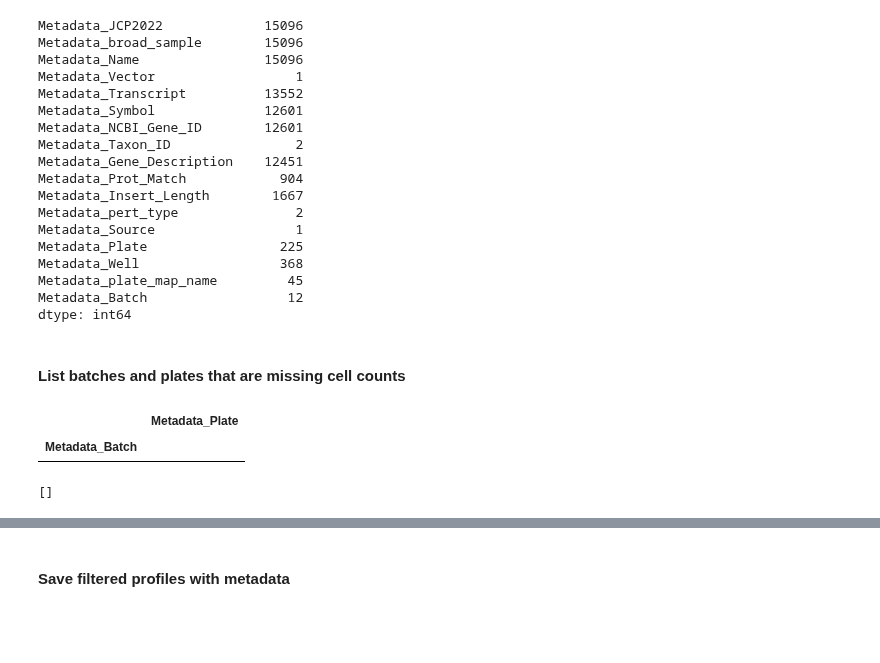
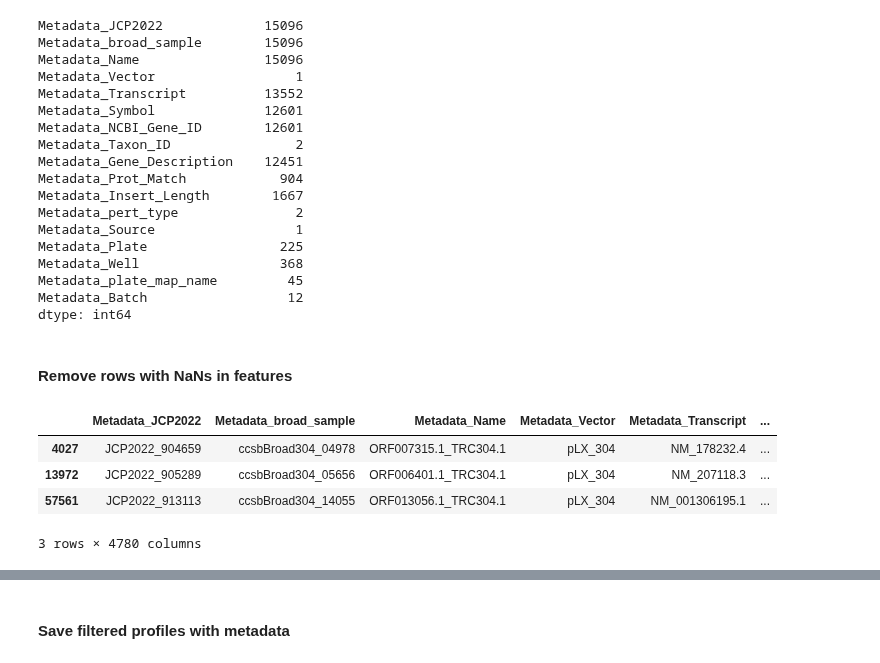
Before and after one commit to broadinstitute/position-effect-correction, a Jupyter notebook: 1.load/2_merge_metadata.ipynb, the cells around one changed output, grey strips where cells are left out. Drawn from its saved outputs; the diff is of its cells as text; code cells hidden in the pictures; blank space fills up the shorter version.

```diff
--- a/1.load/2_merge_metadata.ipynb
+++ b/1.load/2_merge_metadata.ipynb
@@ -240,20 +67,13 @@ Metadata_Well                  368
 Metadata_plate_map_name         45
 Metadata_Batch                  12
 dtype: int64
-# %% [markdown]
-#### List batches and plates that are missing cell counts
-# %%
-profiles[~profiles.Metadata_Plate.isin(cell_counts.Metadata_Plate)][
-    ["Metadata_Batch", "Metadata_Plate"]
-].groupby("Metadata_Batch").nunique()
-# %% [output]
-|  | Metadata_Plate |
-| Metadata_Batch |  |
-# %%
-profiles[profiles.Metadata_Batch == "2021_08_23_Batch12"].groupby(
-    ["Metadata_Plate"]
-).count().index.to_list()
-# %% [output]
-[]
+# %% [markdown]
+#### Remove rows with NaNs in features
 # %%
-profiles = profiles[~profiles.filter(regex="^(?!Metadata_)").isnull().T.any()]
+ann_df[ann_df.filter(regex="^(?!Metadata_)").isnull().T.any()]
+# %% [output]
+|  | Metadata_JCP2022 | Metadata_broad_sample | Metadata_Name | Metadata_Vector | Metadata_Transcript | ... |
+| 4027 | JCP2022_904659 | ccsbBroad304_04978 | ORF007315.1_TRC304.1 | pLX_304 | NM_178232.4 | ... |
+| 13972 | JCP2022_905289 | ccsbBroad304_05656 | ORF006401.1_TRC304.1 | pLX_304 | NM_207118.3 | ... |
+| 57561 | JCP2022_913113 | ccsbBroad304_14055 | ORF013056.1_TRC304.1 | pLX_304 | NM_001306195.1 | ... |
+3 rows × 4780 columns
```
Also changed, not shown: parts of 33 cells of this notebook, 21 other files.
